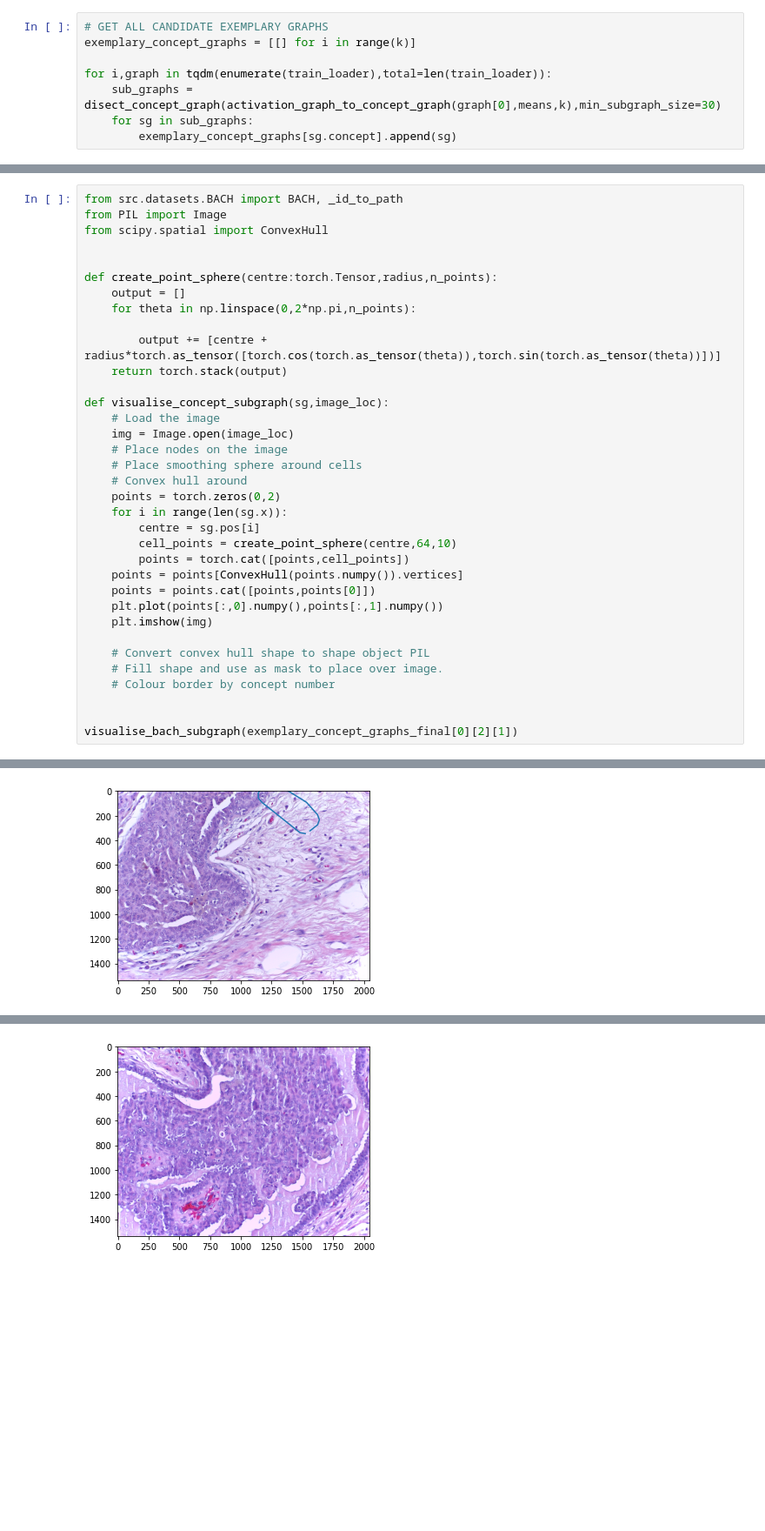
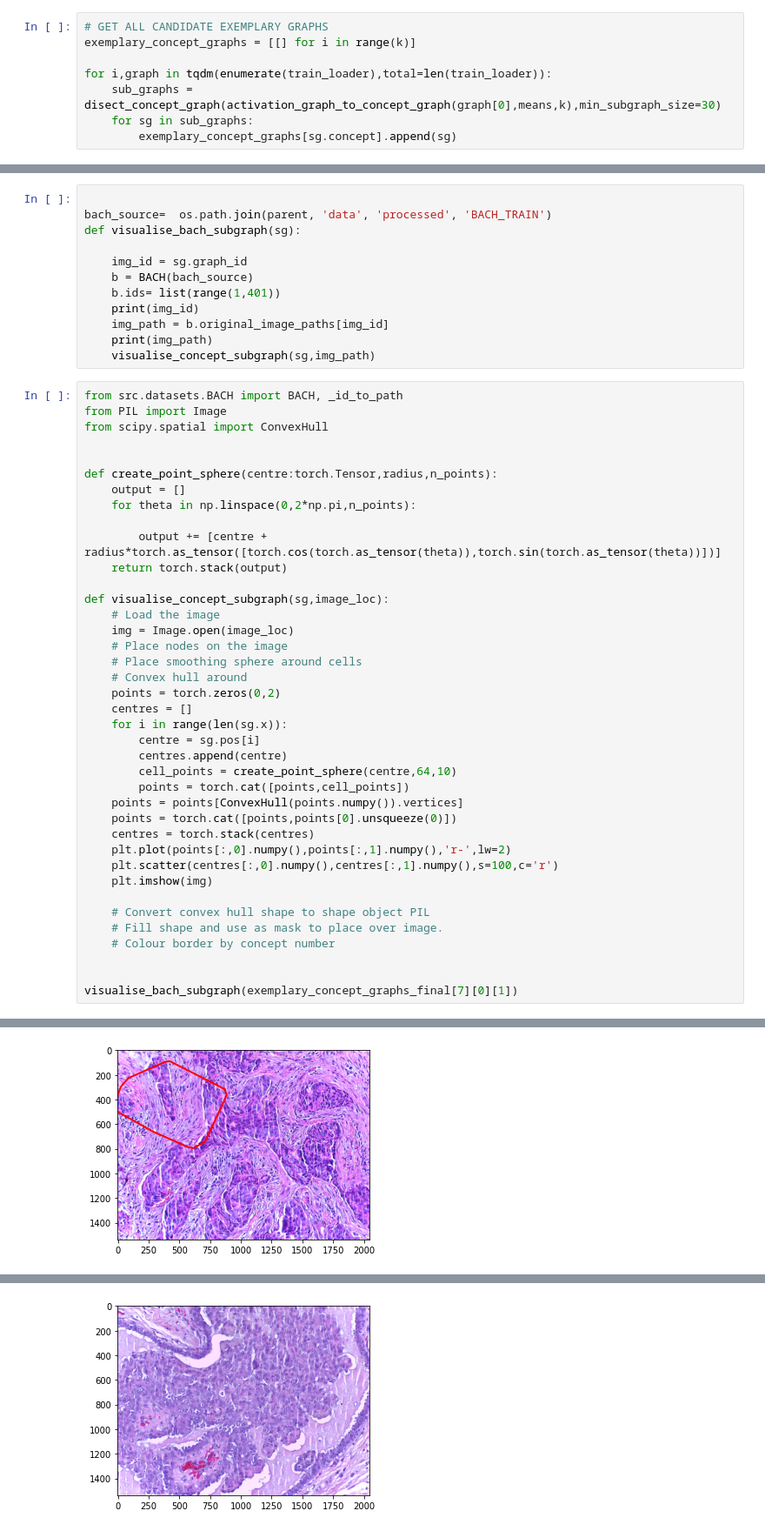
Before and after one commit to A-F-V/XAI-Cancer-Diagnosis, a Jupyter notebook: notebooks/explainability/GCExplainer.ipynb, the cells around one changed output, grey strips where cells are left out. Shown at 87% size. Saved outputs shown, nothing was run; the diff lists cells and outputs as text; blank space fills up the shorter version.

Commit message:
Concept Representation in process of

```diff
--- a/notebooks/explainability/GCExplainer.ipynb
+++ b/notebooks/explainability/GCExplainer.ipynb
@@ -675,3 +659,15 @@ exemplary_concept_graphs_final
+# %%
+
+bach_source=  os.path.join(parent, 'data', 'processed', 'BACH_TRAIN')
+def visualise_bach_subgraph(sg):
+
+    img_id = sg.graph_id
+    b = BACH(bach_source)
+    b.ids= list(range(1,401))
+    print(img_id)
+    img_path = b.original_image_paths[img_id]
+    print(img_path)
+    visualise_concept_subgraph(sg,img_path)
 # %%
 from src.datasets.BACH import BACH, _id_to_path
 from PIL import Image
@@ -692,13 +688,17 @@ def visualise_concept_subgraph(sg,image_loc):
     # Place smoothing sphere around cells
     # Convex hull around
     points = torch.zeros(0,2)
+    centres = []
     for i in range(len(sg.x)):
         centre = sg.pos[i]
+        centres.append(centre)
         cell_points = create_point_sphere(centre,64,10)
         points = torch.cat([points,cell_points])
     points = points[ConvexHull(points.numpy()).vertices]
-    points = points.cat([points,points[0]])
-    plt.plot(points[:,0].numpy(),points[:,1].numpy())
+    points = torch.cat([points,points[0].unsqueeze(0)])
+    centres = torch.stack(centres)
+    plt.plot(points[:,0].numpy(),points[:,1].numpy(),'r-',lw=2)
+    plt.scatter(centres[:,0].numpy(),centres[:,1].numpy(),s=100,c='r')
     plt.imshow(img)
 
     # Convert convex hull shape to shape object PIL
@@ -706,5 +706,5 @@ def visualise_concept_subgraph(sg,image_loc):
     # Colour border by concept number
 
 
-visualise_bach_subgraph(exemplary_concept_graphs_final[0][2][1])
+visualise_bach_subgraph(exemplary_concept_graphs_final[7][0][1])
 # %% [output]
@@ -711 +728 @@ visualise_bach_subgraph(exemplary_concept_graphs_final[0][2][1])
-[figure, old version]
+[figure, new version]
```
Also changed, not shown: parts of 9 cells of this notebook.
